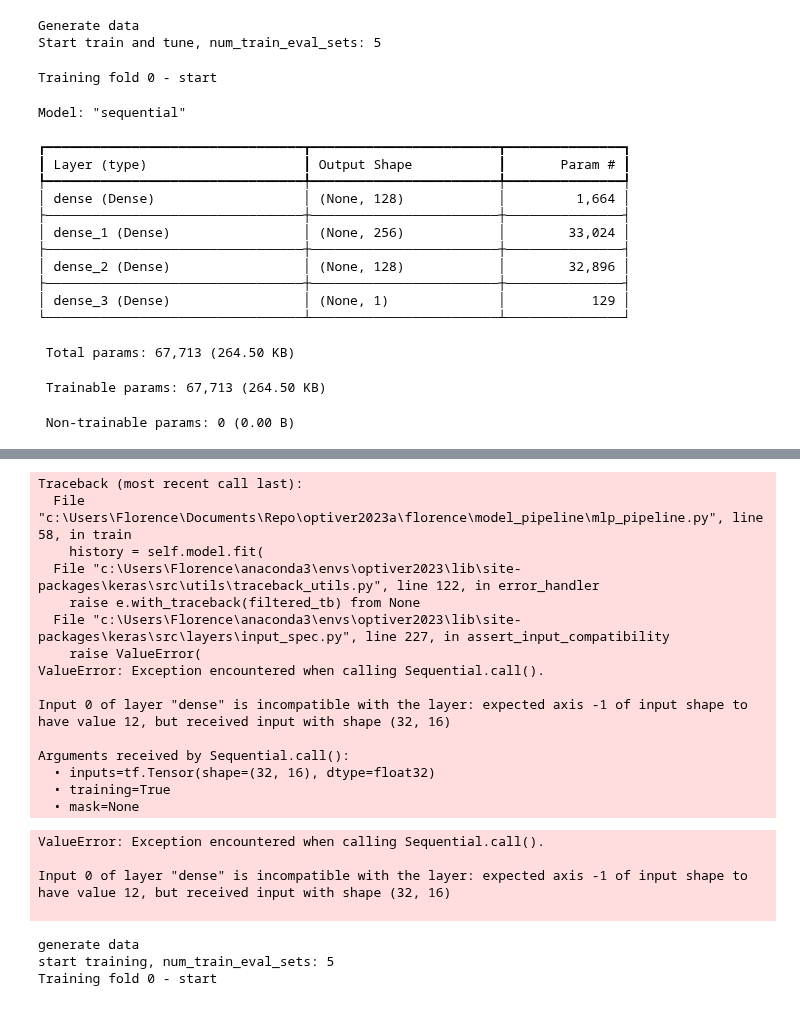
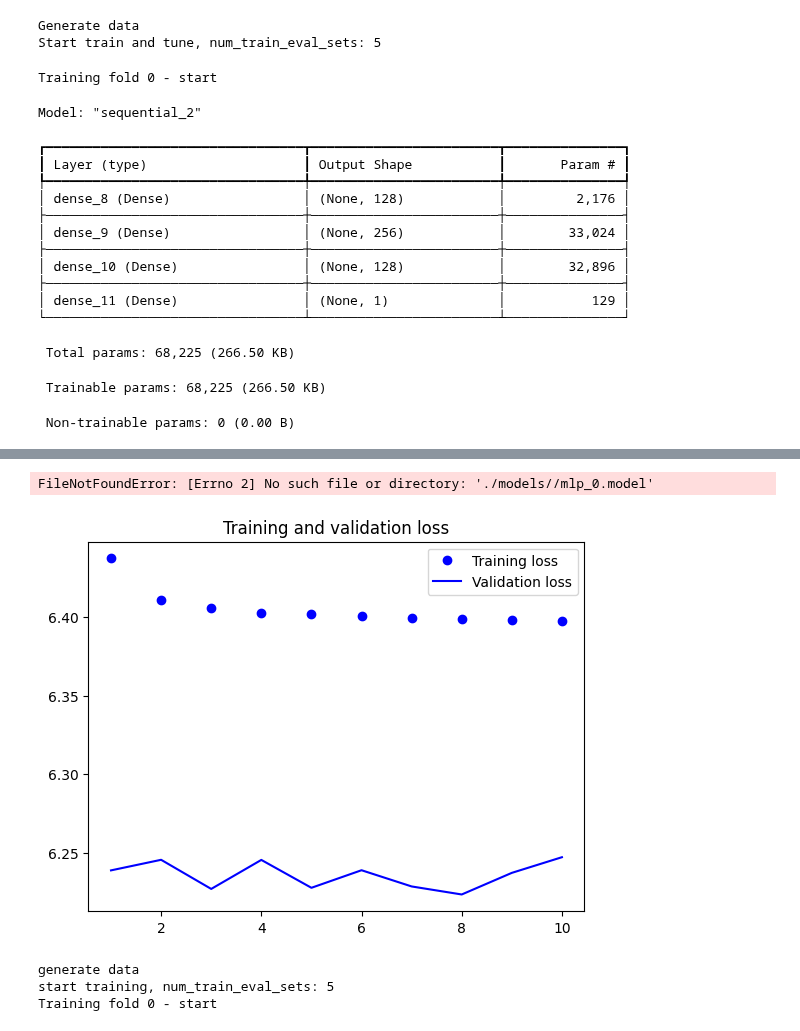
Before and after one commit to florencetsang/optiver2023, a Jupyter notebook: florence/mlp.ipynb, the cells around one changed output, grey strips where cells are left out. Cells and saved outputs as stored; diff of their text form; code cells hidden in the pictures.

Commit message:
Tune learning rate.

```diff
--- a/florence/mlp.ipynb
+++ b/florence/mlp.ipynb
@@ -46,7 +46,7 @@ from sklearn import preprocessing
 from model_pipeline.mlp_pipeline import MLPModelPipelineFactory
 # %%
 N_fold = 5
-model_save_dir = './models/'
+model_save_dir = './models'
 
 processors = [
     ReduceMemUsageDataPreprocessor(verbose=True),
@@ -59,12 +59,12 @@ processors = [
     FarNearPriceFillNaPreprocessor(),
     # BasicFeaturesPreprocessor(),
     # DupletsTripletsPreprocessor(),
-    MovingAvgPreProcessor("wap"),
-    MovingAvgFillNaPreprocessor("wap", 1.0),
+    # MovingAvgPreProcessor("wap"),
+    # MovingAvgFillNaPreprocessor("wap", 1.0),
     # StockIdFeaturesPreProcessor(),
     # DTWKMeansPreprocessor(),
     # DfsPreProcessor(),
-    DropTargetNADataPreprocessor(),
+    # DropTargetNADataPreprocessor(),
     RemoveIrrelevantFeaturesDataPreprocessor(['stock_id', 'date_id','time_id', 'row_id']),
     # FillNaPreProcessor(1.0),
     # PolynomialFeaturesPreProcessor(),
@@ -86,6 +83,11 @@ Index(['stock_id', 'date_id', 'seconds_in_bucket', 'imbalance_size',
        'far_price', 'near_price', 'bid_price', 'bid_size', 'ask_price',
        'ask_size', 'wap', 'target', 'time_id', 'row_id'],
       dtype='object')
+# %%
+raw_data = df_train.copy(deep=True)
+# df_train = df_train[:100000]
+# %%
+df_train = raw_data
 # %%
 df_train = processor.apply(df_train)
 # %% [output]
@@ -193,6 +175,11 @@ Generate data
 Start train and tune, num_train_eval_sets: 5
 # %%
 mlp_model_pipeline_factory = MLPModelPipelineFactory(model_name, 16)
+# %%
+param = {
+            'learning_rate': 0.001,
+
+        }
 # %%
 # X_train_fold, y_train_fold, X_val_fold, y_val_fold = self.model_pipeline.create_XY(train_dfs[fold_index], eval_dfs[fold_index])
 # %%
@@ -200,7 +187,7 @@ for fold in range(num_train_eval_sets):
     print(f"Training fold {fold} - start")
 
     model_pipeline = mlp_model_pipeline_factory.create_model_pipeline()
-    model_pipeline.init_model()
+    model_pipeline.init_model(param = param)
     print(f"Training fold {fold} - initialized")
 
     fold_df_train = train_dfs[fold]
@@ -222,7 +209,7 @@ for fold in range(num_train_eval_sets):
     model_res.append(train_res)
     print(f"Training fold {fold} - finished training")
 
-    model_post_processor.model_post_processor.process(fold_model, model_pipeline, fold)
+    model_post_processor.process(fold_model, model_pipeline, fold)
     print(f"Training fold {fold} - finished post processing")
 
     print(f"Training fold {fold} - end")
@@ -230,20 +217,20 @@ for fold in range(num_train_eval_sets):
 print(f"finished training, num_train_eval_sets: {num_train_eval_sets}")
 # %% [output]
 Training fold 0 - start
-Model: "sequential"
+Model: "sequential_2"
 ┏━━━━━━━━━━━━━━━━━━━━━━━━━━━━━━━━━┳━━━━━━━━━━━━━━━━━━━━━━━━┳━━━━━━━━━━━━━━━┓
 ┃ Layer (type)                    ┃ Output Shape           ┃       Param # ┃
 ┡━━━━━━━━━━━━━━━━━━━━━━━━━━━━━━━━━╇━━━━━━━━━━━━━━━━━━━━━━━━╇━━━━━━━━━━━━━━━┩
-│ dense (Dense)                   │ (None, 128)            │         1,664 │
+│ dense_8 (Dense)                 │ (None, 128)            │         2,176 │
 ├─────────────────────────────────┼────────────────────────┼───────────────┤
-│ dense_1 (Dense)                 │ (None, 256)            │        33,024 │
+│ dense_9 (Dense)                 │ (None, 256)            │        33,024 │
 ├─────────────────────────────────┼────────────────────────┼───────────────┤
-│ dense_2 (Dense)                 │ (None, 128)            │        32,896 │
+│ dense_10 (Dense)                │ (None, 128)            │        32,896 │
 ├─────────────────────────────────┼────────────────────────┼───────────────┤
-│ dense_3 (Dense)                 │ (None, 1)              │           129 │
+│ dense_11 (Dense)                │ (None, 1)              │           129 │
 └─────────────────────────────────┴────────────────────────┴───────────────┘
- Total params: 67,713 (264.50 KB)
+ Total params: 68,225 (266.50 KB)
- Trainable params: 67,713 (264.50 KB)
+ Trainable params: 68,225 (266.50 KB)
  Non-trainable params: 0 (0.00 B)
 None
 Training fold 0 - initialized
@@ -254,22 +252,5 @@ fit exception
-Traceback (most recent call last):
-  File "c:\Users\Florence\Documents\Repo\optiver2023a\florence\model_pipeline\mlp_pipeline.py", line 58, in train
-    history = self.model.fit(
-  File "c:\Users\Florence\anaconda3\envs\optiver2023\lib\site-packages\keras\src\utils\traceback_utils.py", line 122, in error_handler
-    raise e.with_traceback(filtered_tb) from None
-  File "c:\Users\Florence\anaconda3\envs\optiver2023\lib\site-packages\keras\src\layers\input_spec.py", line 227, in assert_input_compatibility
-    raise ValueError(
-ValueError: Exception encountered when calling Sequential.call().
-
-Input 0 of layer "dense" is incompatible with the layer: expected axis -1 of input shape to have value 12, but received input with shape (32, 16)
-
-Arguments received by Sequential.call():
-  • inputs=tf.Tensor(shape=(32, 16), dtype=float32)
-  • training=True
-  • mask=None
+FileNotFoundError: [Errno 2] No such file or directory: './models//mlp_0.model'
-ValueError: Exception encountered when calling Sequential.call().
-
-Input 0 of layer "dense" is incompatible with the layer: expected axis -1 of input shape to have value 12, but received input with shape (32, 16)
-
+[figure, added]
 # %%
     callback_results = []
     for callback in self.callbacks:
```
Also changed, not shown: parts of 8 cells of this notebook, 1 other file.
